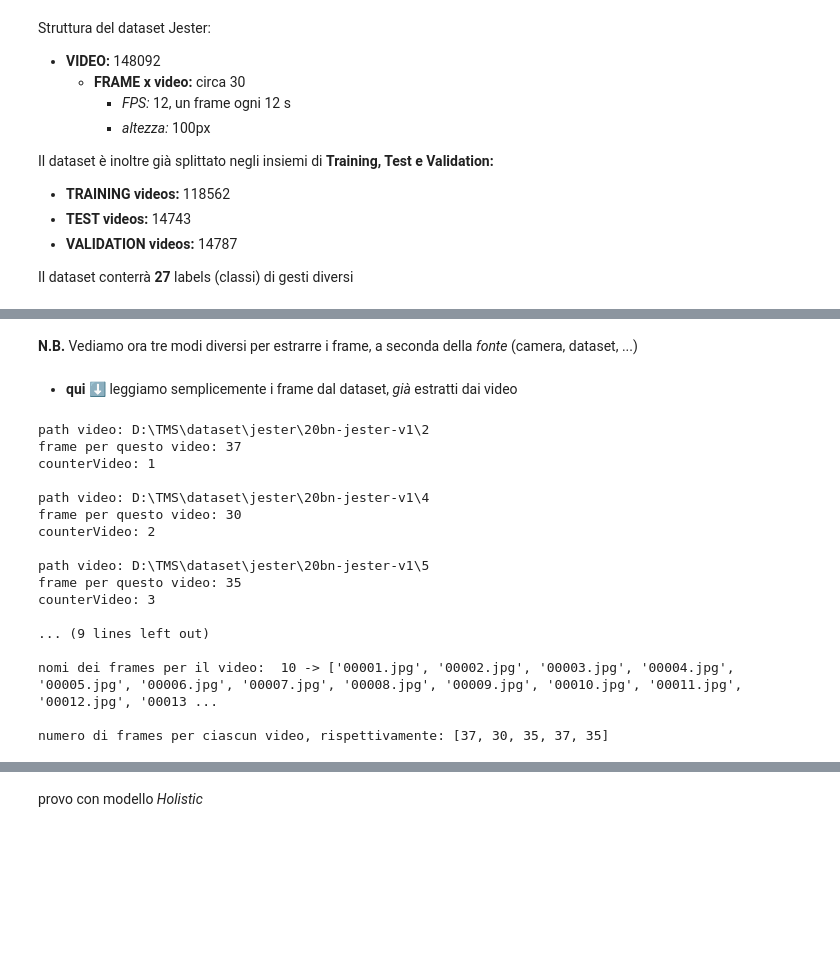
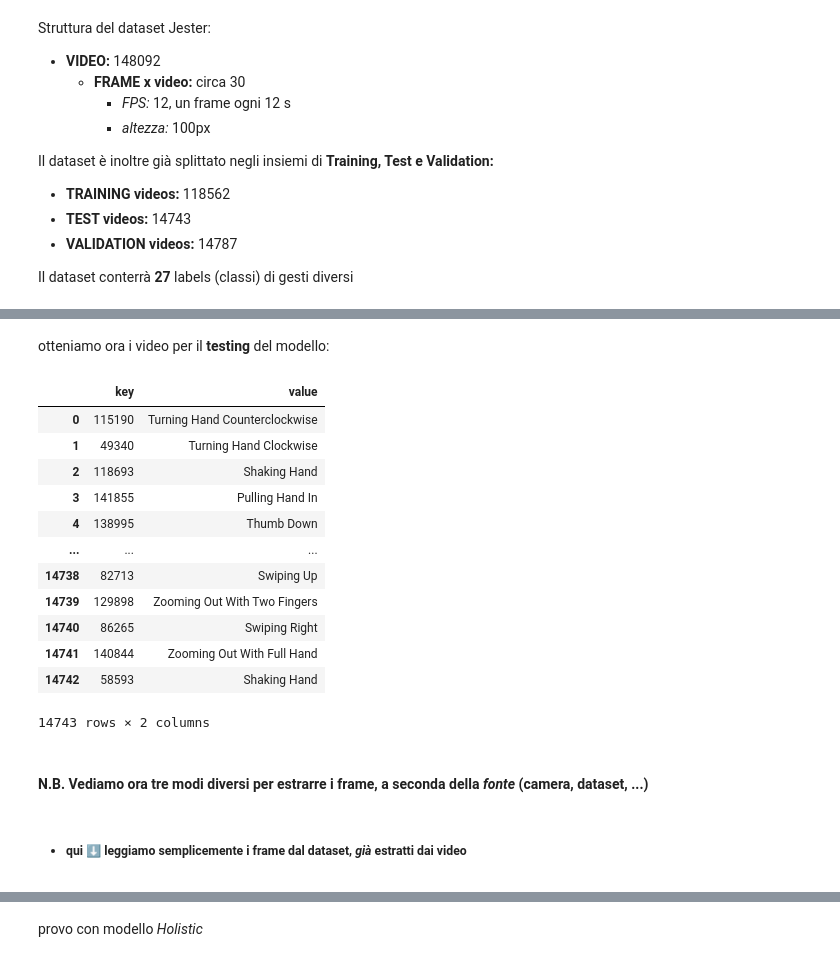
Before and after one commit to t-perniola/HGR-4-Social-Robotics, a Jupyter notebook: ActionDetectionDataset.ipynb, the cells around one changed output, grey strips where cells are left out. Drawn from its saved outputs; the diff is of its cells as text; code cells hidden in the pictures; blank space fills up the shorter version.

```diff
--- a/ActionDetectionDataset.ipynb
+++ b/ActionDetectionDataset.ipynb
@@ -134,57 +170,26 @@ Il dataset conterrà **27** labels (classi) di gesti diversi
+# %% [markdown]
+otteniamo ora i video per il **testing** del modello:
+# %%
+test_file = pd.read_csv(r'D:\TMS\dataset\jester\labels\test-answers.csv', delimiter=";") #TODO path relativo
+
+test_list = test_file['key'].tolist() #lista degli indici dei video attualmente estratti
+test_file = test_file.loc[:, ~test_file.columns.str.contains('^Unnamed')]  #cancello colonne non necessarie
+test_file
+# %% [output]
+|  | key | value |
+| 0 | 115190 | Turning Hand Counterclockwise |
+| 1 | 49340 | Turning Hand Clockwise |
+| 2 | 118693 | Shaking Hand |
+| 3 | 141855 | Pulling Hand In |
+| 4 | 138995 | Thumb Down |
+| ... | ... | ... |
+| 14738 | 82713 | Swiping Up |
+| 14739 | 129898 | Zooming Out With Two Fingers |
+| 14740 | 86265 | Swiping Right |
+| 14741 | 140844 | Zooming Out With Full Hand |
+| 14742 | 58593 | Shaking Hand |
+14743 rows × 2 columns
 # %% [markdown]
-**N.B.** Vediamo ora tre modi diversi per estrarre i frame, a seconda della *fonte* (camera, dataset, ...)
+#### **N.B.** Vediamo ora tre modi diversi per estrarre i frame, a seconda della *fonte* (camera, dataset, ...)
 # %% [markdown]
-* **qui** ⬇️ leggiamo semplicemente i frame dal dataset, *già* estratti dai video
+- ##### **qui** ⬇️ leggiamo semplicemente i frame dal dataset, *già* estratti dai video
-# %%
-DATADIR = r'D:\TMS\dataset\jester\20bn-jester-v1'
-VIDEOS = 71082 # al momento scaricati solo la metà del dataset
-
-list = sorted(os.listdir(DATADIR), key=len) #li voglio ordinati così come compaiono nell'explorer dei file
-
-all_frames = [] #raccoglierà tutti i frame di un certo video (circa 30)
-num_frames = [] #voglio una lista in cui ci sono le lunghezze di tutti i frame per ciascun video -> TODO meglio un hashmap
-counterVideo = 0 #TEST: ci fermiamo a un certo punto
-
-for vid in list:  # itero su tutti i 71082 video ...
-    path = os.path.join(DATADIR, str(vid))  # create path (...\20bn-jester-v1\000xx)
-
-    print("\npath video:", path)
-    frames_4_video = os.listdir(path) #restituisce tutti gli elementi nel path indicato, nel nostro caso tutti i frame per il video specificato con il suo path
-    num_frames.append(len(frames_4_video))
-
-    print("frame per questo video:", len(frames_4_video))
-
-    counterVideo += 1
-    print("counterVideo:", counterVideo)
-
-    all_frames = []
-
-    for img in frames_4_video:  # iterate over each image (000001, 000002, ...)
-        img_array = cv2.imread(os.path.join(path, img))  # convert to array
-        #plt.imshow(cv2.cvtColor(img_array, cv2.COLOR_BGR2RGB)) # display
-        all_frames.append(img)
-
-    if counterVideo == 5: #TEST: ci fermiamo quando abbiamo 5 video
-        print("\nstop!")
-        break
-
-print("\nnomi dei frames per il video: ", vid, "->", all_frames)
-print("\nnumero di frames per ciascun video, rispettivamente:", num_frames)
-# %% [output]
-path video: D:\TMS\dataset\jester\20bn-jester-v1\2
-frame per questo video: 37
-counterVideo: 1
-
-path video: D:\TMS\dataset\jester\20bn-jester-v1\4
-frame per questo video: 30
-counterVideo: 2
-
-path video: D:\TMS\dataset\jester\20bn-jester-v1\5
-frame per questo video: 35
-counterVideo: 3
-
-... (9 lines left out)
-
-nomi dei frames per il video:  10 -> ['00001.jpg', '00002.jpg', '00003.jpg', '00004.jpg', '00005.jpg', '00006.jpg', '00007.jpg', '00008.jpg', '00009.jpg', '00010.jpg', '00011.jpg', '00012.jpg', '00013 ...
-
-numero di frames per ciascun video, rispettivamente: [37, 30, 35, 37, 35]
```
Also changed, not shown: parts of 49 cells of this notebook, 3 other files.
